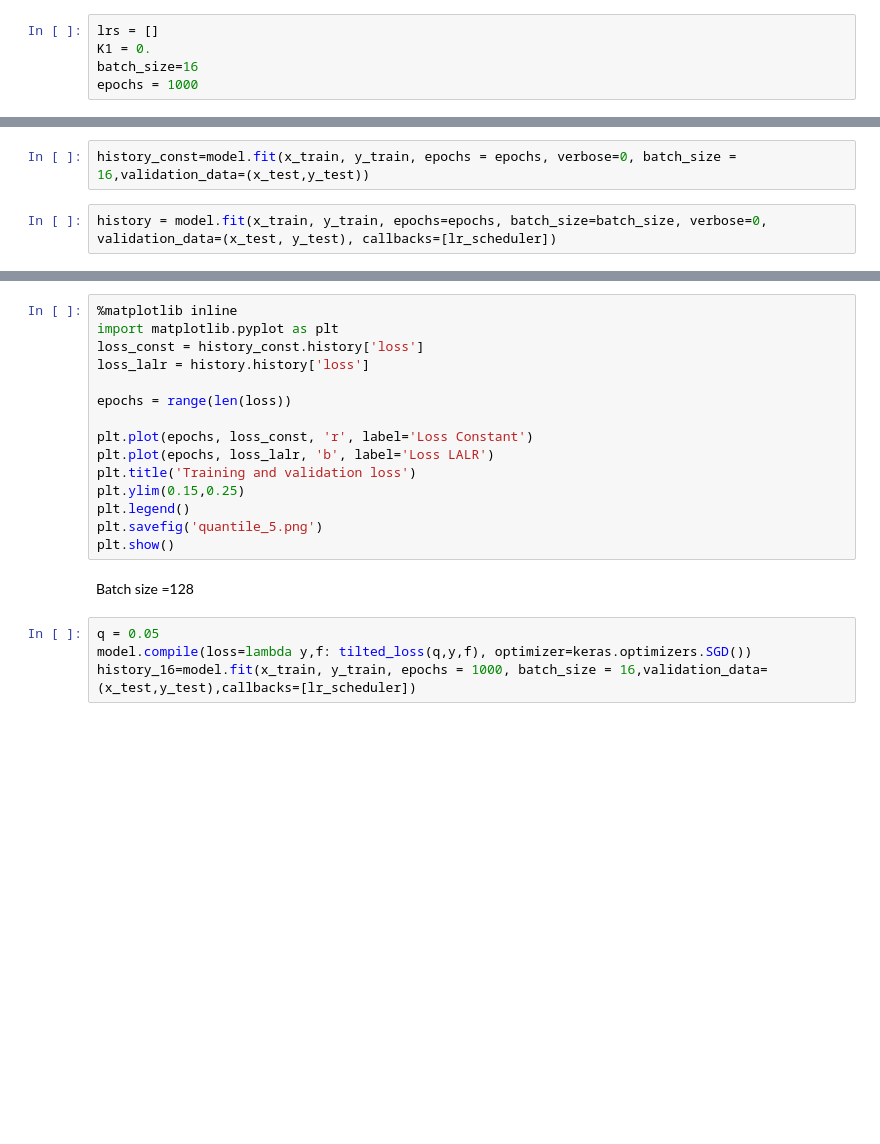
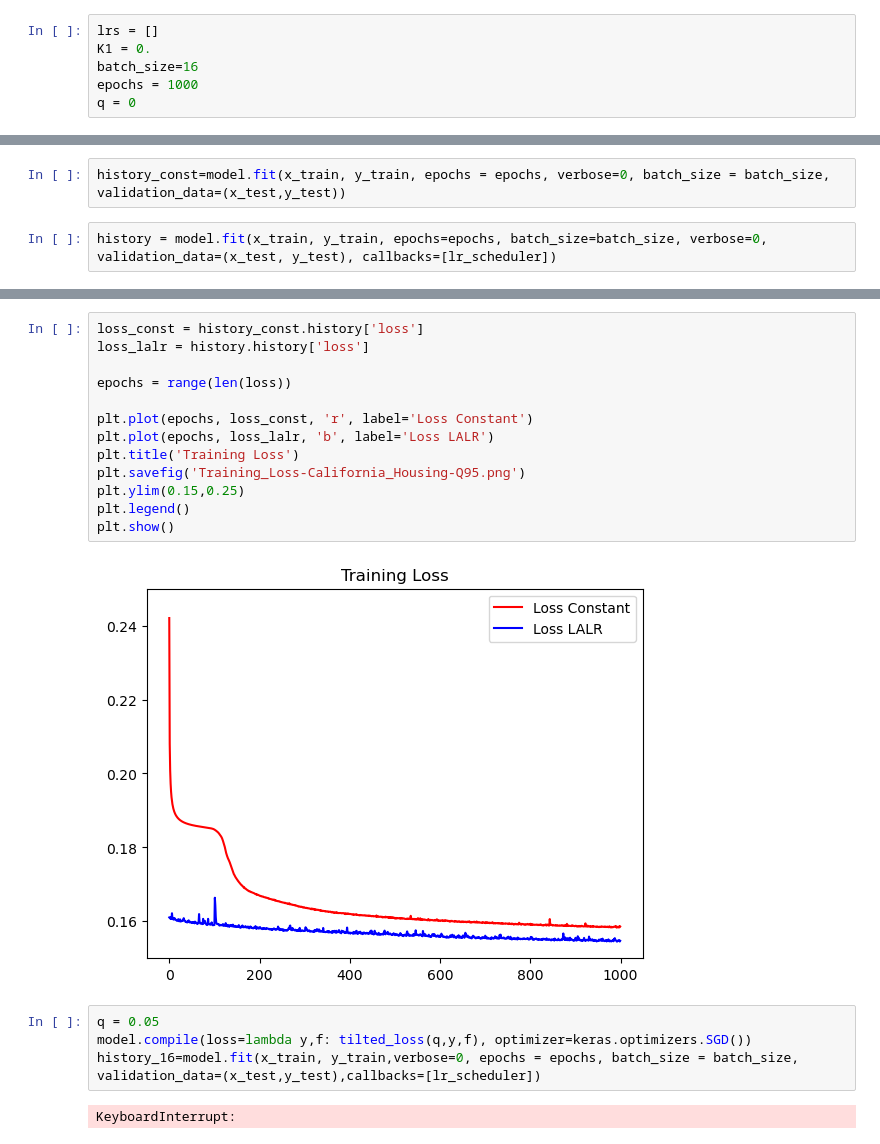
Before and after one commit to nameetrajore/Linear_Regression-and-Quantile_Regression-Using-LALR, a Jupyter notebook: Quantile_Regression/California_Housing.ipynb, the cells around one changed output, grey strips where cells are left out. Cells and saved outputs as stored; diff of their text form; blank space fills up the shorter version.

Commit message:
Cleaned up Quantile Regression

```diff
--- a/Quantile_Regression/California_Housing.ipynb
+++ b/Quantile_Regression/California_Housing.ipynb
@@ -46,6 +58,7 @@ lrs = []
 K1 = 0.
 batch_size=16
 epochs = 1000
+q = 0
 # %%
 def lr_schedule(epoch):
     global K1
@@ -78,7 +91,7 @@ def tilted_loss(q,y,f):
 q = 0.95
 model.compile(loss=lambda y,f: tilted_loss(q,y,f), optimizer=keras.optimizers.SGD())
 # %%
-history_const=model.fit(x_train, y_train, epochs = epochs, verbose=0, batch_size = 16,validation_data=(x_test,y_test))
+history_const=model.fit(x_train, y_train, epochs = epochs, verbose=0, batch_size = batch_size, validation_data=(x_test,y_test))
 # %%
 history = model.fit(x_train, y_train, epochs=epochs, batch_size=batch_size, verbose=0, validation_data=(x_test, y_test), callbacks=[lr_scheduler])
 # %%
@@ -114,22 +126,22 @@ plt.show()
 # %%
-%matplotlib inline
-import matplotlib.pyplot as plt
 loss_const = history_const.history['loss']
 loss_lalr = history.history['loss']
 
 epochs = range(len(loss))
 
 plt.plot(epochs, loss_const, 'r', label='Loss Constant')
 plt.plot(epochs, loss_lalr, 'b', label='Loss LALR')
-plt.title('Training and validation loss')
+plt.title('Training Loss')
+plt.savefig('Training_Loss-California_Housing-Q95.png')
 plt.ylim(0.15,0.25)
 plt.legend()
-plt.savefig('quantile_5.png')
 plt.show()
+# %% [output]
+[figure, added]
-# %% [markdown]
-Batch size =128
 # %%
 q = 0.05
 model.compile(loss=lambda y,f: tilted_loss(q,y,f), optimizer=keras.optimizers.SGD())
-history_16=model.fit(x_train, y_train, epochs = 1000, batch_size = 16,validation_data=(x_test,y_test),callbacks=[lr_scheduler])
+history_16=model.fit(x_train, y_train,verbose=0, epochs = epochs, batch_size = batch_size, validation_data=(x_test,y_test),callbacks=[lr_scheduler])
+# %% [output]
+KeyboardInterrupt:
 # %%
```
Also changed, not shown: parts of 9 cells of this notebook, 5 other files.
